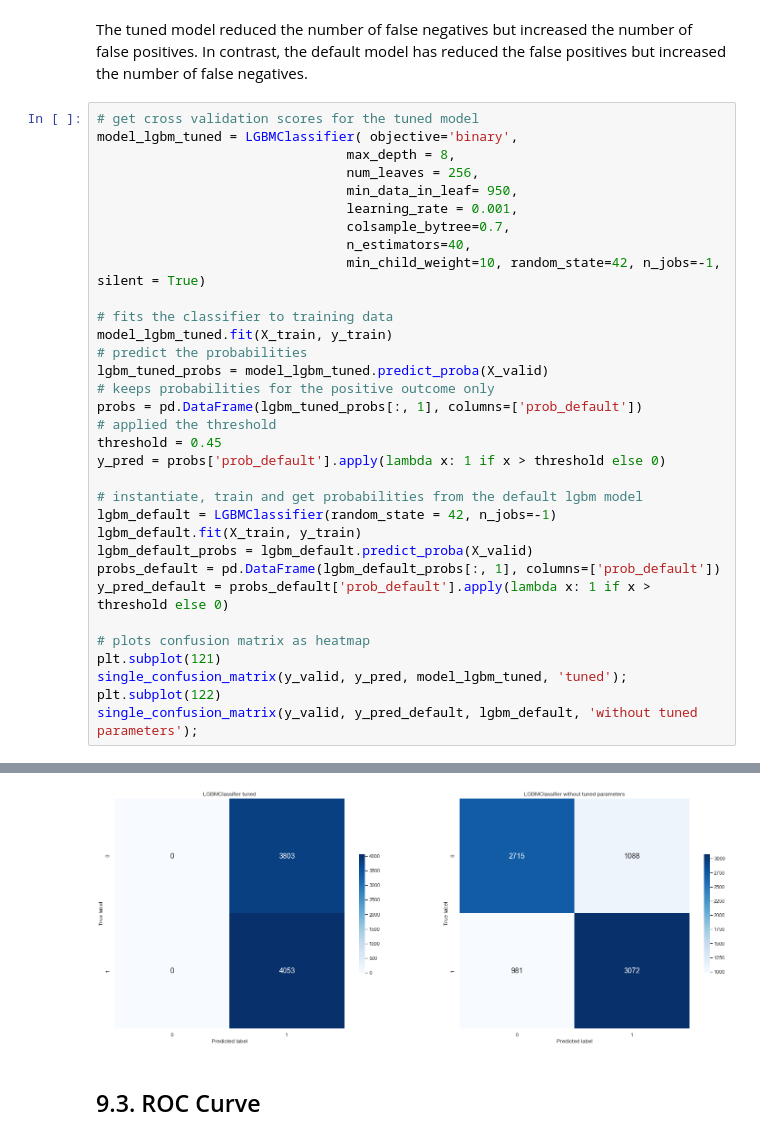
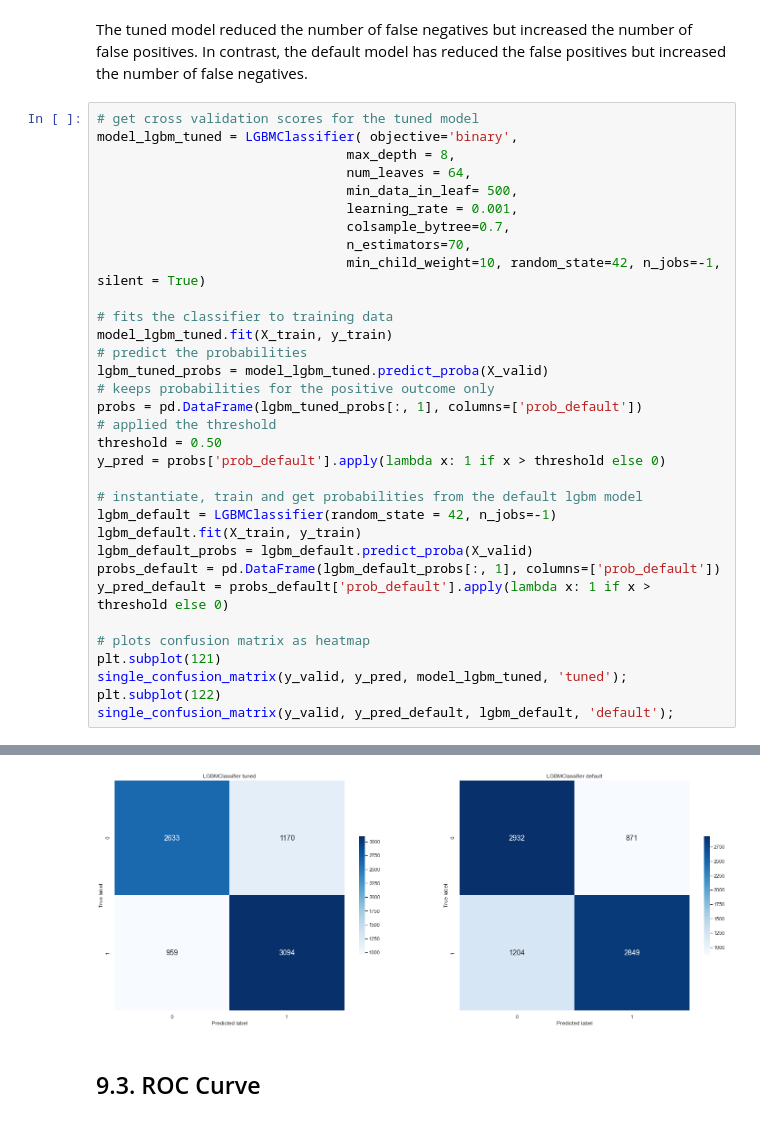
Before and after one commit to alanmaehara/cardiovascular-analysis, a Jupyter notebook: cardiovascular-diseases-002.ipynb, the cells around one changed output, grey strips where cells are left out. Cells and saved outputs as stored; diff of their text form.

```diff
--- a/cardiovascular-diseases-002.ipynb
+++ b/cardiovascular-diseases-002.ipynb
@@ -2534,11 +2534,11 @@ The tuned model reduced the number of false negatives but increased the number o
 # get cross validation scores for the tuned model
 model_lgbm_tuned = LGBMClassifier( objective='binary',
                                 max_depth = 8,
-                                num_leaves = 256,
-                                min_data_in_leaf= 950,
+                                num_leaves = 64,
+                                min_data_in_leaf= 500,
                                 learning_rate = 0.001,
                                 colsample_bytree=0.7,
-                                n_estimators=40,
+                                n_estimators=70,
                                 min_child_weight=10, random_state=42, n_jobs=-1, silent = True)
 
 # fits the classifier to training data
@@ -2548,7 +2548,7 @@ lgbm_tuned_probs = model_lgbm_tuned.predict_proba(X_valid)
 # keeps probabilities for the positive outcome only
 probs = pd.DataFrame(lgbm_tuned_probs[:, 1], columns=['prob_default'])
 # applied the threshold
-threshold = 0.45
+threshold = 0.50
 y_pred = probs['prob_default'].apply(lambda x: 1 if x > threshold else 0)
 
 # instantiate, train and get probabilities from the default lgbm model
@@ -2562,5 +2562,5 @@ y_pred_default = probs_default['prob_default'].apply(lambda x: 1 if x > threshol
 plt.subplot(121)
 single_confusion_matrix(y_valid, y_pred, model_lgbm_tuned, 'tuned');
 plt.subplot(122)
-single_confusion_matrix(y_valid, y_pred_default, lgbm_default, 'without tuned parameters');
+single_confusion_matrix(y_valid, y_pred_default, lgbm_default, 'default');
 # %% [output]
@@ -2568,4 +2568,4 @@ single_confusion_matrix(y_valid, y_pred_default, lgbm_default, 'without tuned pa
-[figure, old version]
+[figure, new version]
 # %% [markdown]
 ## 9.3. ROC Curve
 # %% [markdown]
```
Also changed, not shown: parts of 16 cells of this notebook, 5 other files.
